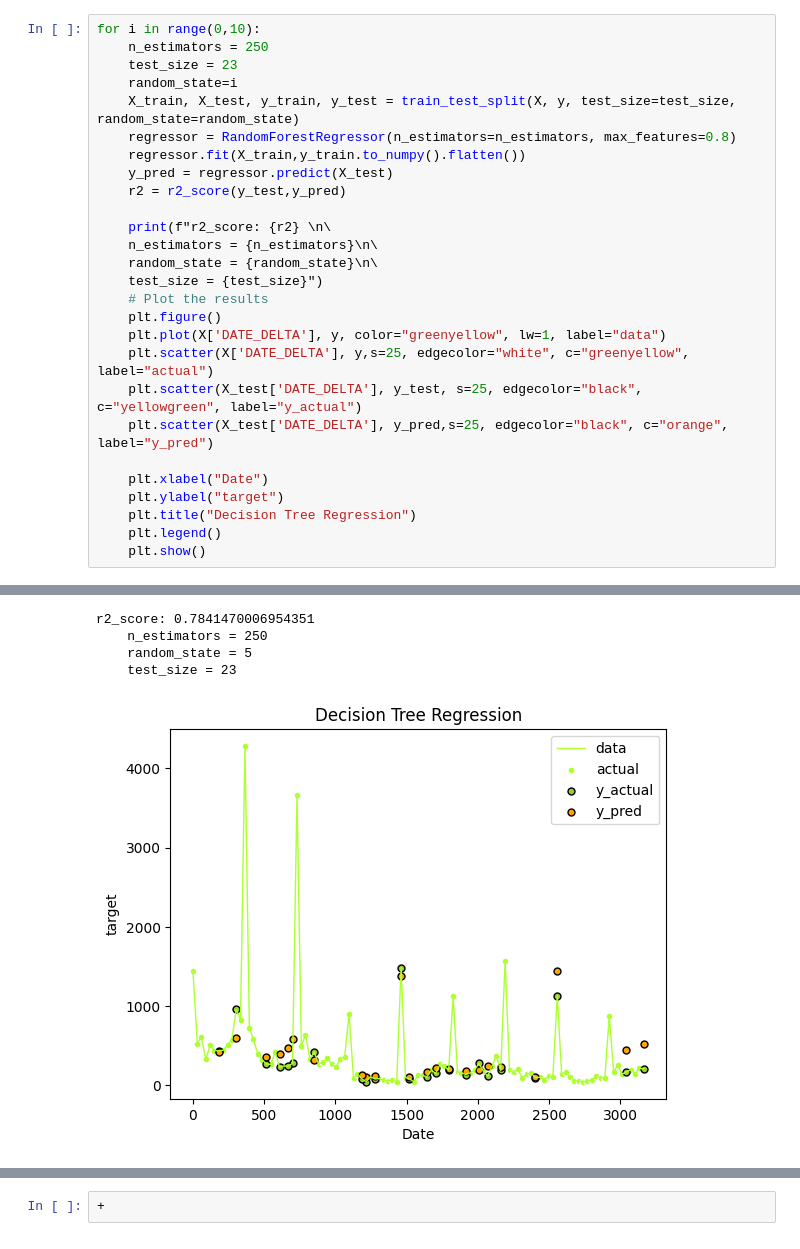
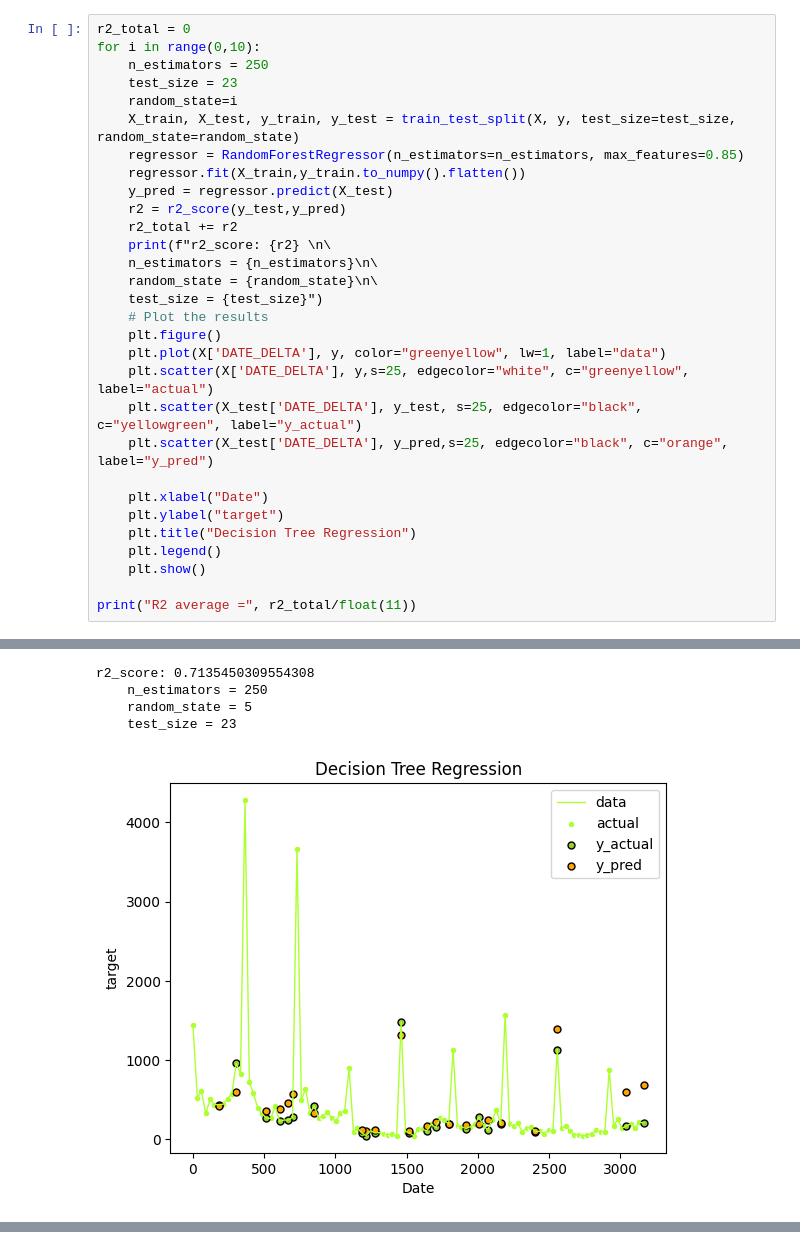
Before and after one commit to Shramster/Predicting-Los-Angeles-Foreclosures, a Jupyter notebook: application/RandomForest_PeriodicMonths.ipynb, the cells around one changed output, grey strips where cells are left out. Cells and saved outputs as stored; diff of their text form.

```diff
--- a/application/RandomForest_PeriodicMonths.ipynb
+++ b/application/RandomForest_PeriodicMonths.ipynb
@@ -25,14 +56,15 @@ y = df[['FORECLOSURE']]
 # %%
+r2_total = 0
 for i in range(0,10):
     n_estimators = 250
     test_size = 23
     random_state=i
     X_train, X_test, y_train, y_test = train_test_split(X, y, test_size=test_size, random_state=random_state)
-    regressor = RandomForestRegressor(n_estimators=n_estimators, max_features=0.8)
+    regressor = RandomForestRegressor(n_estimators=n_estimators, max_features=0.85)
     regressor.fit(X_train,y_train.to_numpy().flatten())
     y_pred = regressor.predict(X_test)
     r2 = r2_score(y_test,y_pred)
-
+    r2_total += r2
     print(f"r2_score: {r2} \n\
     n_estimators = {n_estimators}\n\
     random_state = {random_state}\n\
@@ -49,4 +81,6 @@ for i in range(0,10):
     plt.title("Decision Tree Regression")
     plt.legend()
     plt.show()
+
+print("R2 average =", r2_total/float(11))
 # %% [output]
@@ -78,5 +112,5 @@ r2_score: 0.601428620902649
-r2_score: 0.7841470006954351
+r2_score: 0.7135450309554308
     n_estimators = 250
     random_state = 5
     test_size = 23
-[figure, old version]
+[figure, new version]
@@ -84,2 +117,0 @@ r2_score: 0.7841470006954351
-# %%
-+
```
Also changed, not shown: parts of 3 cells of this notebook, 1 other file.
